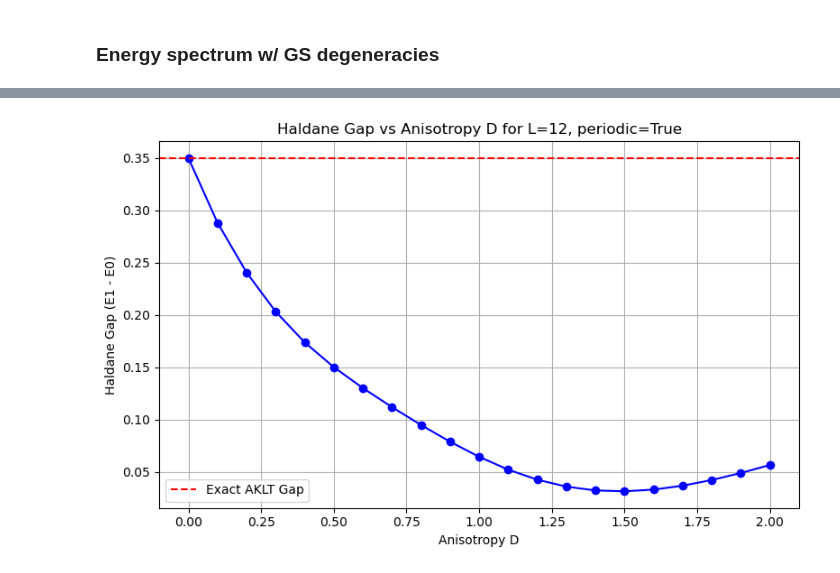
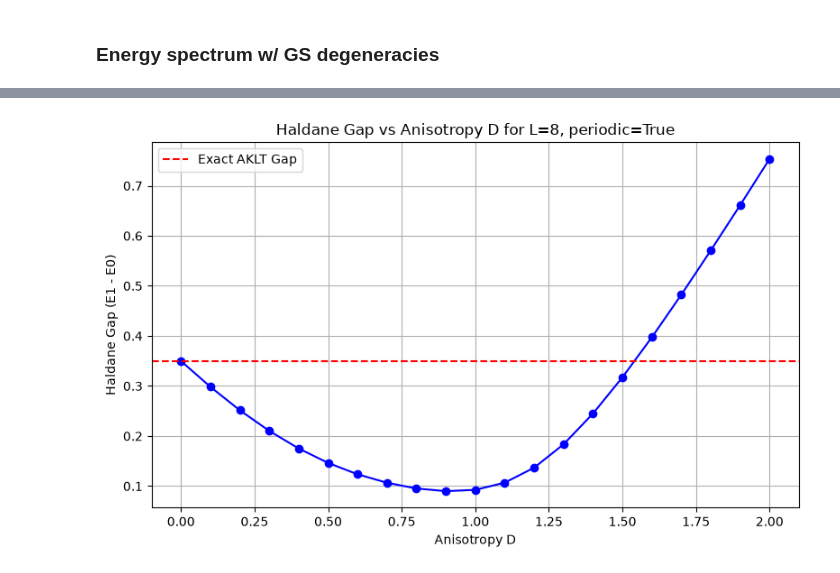
Before and after one commit to tszchun-work/quantum-spin-chain-ED, a Jupyter notebook: ED_AKLT/ED_AKLT.ipynb, the cells around one changed output, grey strips where cells are left out. Drawn from its saved outputs; the diff is of its cells as text; code cells hidden in the pictures.

```diff
--- a/ED_AKLT/ED_AKLT.ipynb
+++ b/ED_AKLT/ED_AKLT.ipynb
@@ -59,11 +84,11 @@ def AKLT_hamiltonian(L, periodic=True):
 # %%
-def save_AKLT_data(filename, L, periodic, energies, states):
+def save_AKLT_data(filename, L, D, periodic, energies, states):
     """
     Saves eigenvalues and eigenvectors into a structured HDF5 file.
     """
     with h5py.File(filename, "a") as f:
         # Create a unique heirarchical path for this parameter set
-        group_path = f"L_{L}/periodic_{periodic}"
+        group_path = f"L_{L}/D_{D}/periodic_{periodic}"
         if group_path in f:
             del f[group_path]  # Overwrite cleanly if it already exists
 
@@ -75,6 +100,7 @@ def save_AKLT_data(filename, L, periodic, energies, states):
 
         # Save metadata directly attached to this run
         group.attrs["L"] = L
+        group.attrs["D"] = D
         group.attrs["periodic"] = periodic
         group.attrs["description"] = "AKLT model ED"
 
@@ -94,15 +120,6 @@ def print_hdf5_metadata(name, obj):
         for key, val in obj.attrs.items():
             print(f"{indent}    ⚙️ Attribute -> {key}: {val}")
 
-# Here is how you read the data
-"""
-filename = "ED_AKLT_data.h5"
-with h5py.File(filename, "r") as f:
-    # Access data directly like a dictionary
-    read_energies = f["L_12/g_0.0/energies"][:]
-    read_states = f["L_12/g_0.0/states"][:]
-"""
-
 # Here is how you read all the metadata and attributes
 """
 # Open and inspect the file
@@ -123 +140,6 @@ with h5py.File(filename, "r") as f:
+# %%
+# The same throughout the notebook
+D_values = np.round(np.arange(0.0, 2.1, 0.1), 1) + 0.0
+k = 5
+filename = "ED_AKLT_data.h5"
 # %%
@@ -930,45 +786,44 @@ Exact gap for AKLT: 0.350085(2)
 # %%
 # Parameters
-L = 12
+L = 8
 periodic = True
-filename = "ED_aniso_AKLT_data.h5"
+filename = "ED_AKLT_data.h5"
 
 # Plot axes
-D = np.arange(0.0, 2.1, 0.1)
 energies = []
 
 # Extract energies for the first excited state (Haldane gap) from the HDF5 file
-for d in D:
+for d in D_values:
     d = round(d, 1)  # Round to avoid floating-point issues in group names
     if d == 0.0:
-        group_path = f"L_{L}/periodic_{periodic}"
+        group_path = f"L_{L}/D_{d}/periodic_{periodic}"
 
         with h5py.File("ED_AKLT_data.h5", "r") as f:
             if group_path not in f:
                 print(f"Error: Data path '{group_path}' not found in ED_AKLT_data.h5")
                 continue
             first_excited = f[group_path]["energies"][:][1] - f[group_path]["energies"][:][0]  # Shift energies so that the ground state is at zero
             energies.append(first_excited)
     else:
         group_path = f"L_{L}/D_{d}/periodic_{periodic}"
 
         with h5py.File(filename, "r") as f:
             if group_path not in f:
                 print(f"Error: Data path '{group_path}' not found in {filename}")
                 continue
             first_excited = f[group_path]["energies"][:][1] - f[group_path]["energies"][:][0]  # Shift energies so that the ground state is at zero
             energies.append(first_excited)
 
 # Plot the Haldane gap as a function of D
 plt.figure(figsize=(8, 5))
-plt.plot(D, energies, marker='o', linestyle='-', color='b')
+plt.plot(D_values, energies, marker='o', linestyle='-', color='b')
 plt.title(f"Haldane Gap vs Anisotropy D for L={L}, periodic={periodic}")
 plt.xlabel("Anisotropy D")
 plt.ylabel("Haldane Gap (E1 - E0)")
 plt.grid()
 plt.axhline(0.350085, color='r', linestyle='--', label='Exact AKLT Gap')
 plt.legend()
 plt.tight_layout()
 plt.show()
 # %% [output]
-[figure, old version]
+[figure, new version]
```
Also changed, not shown: parts of 20 cells of this notebook.
